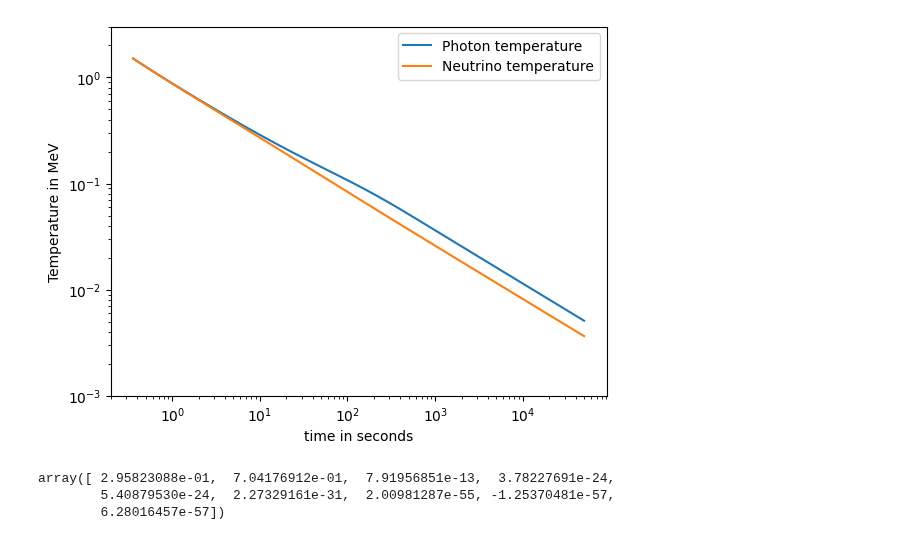
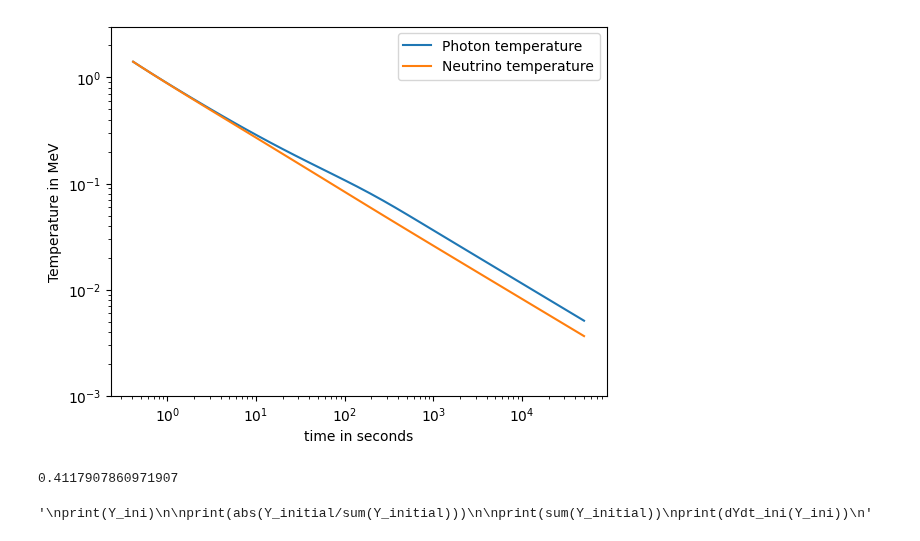
Before and after one commit to hansbdein/Speciale, a Jupyter notebook: only_pna_net.ipynb, the cells around one changed output. Cells and saved outputs as stored; diff of their text form; code cells hidden in the pictures.

```diff
--- a/only_pna_net.ipynb
+++ b/only_pna_net.ipynb
@@ -46,7 +46,7 @@ gcm3=232012         #conversion factor for g/cm^3
 meter=5.068e12      #conversion factor for m
 cm=5.068e10         #conversion factor for cm
 barn=389.4          #conversion factor for barn
-T_ini=1.5             #initial temperature in MeV
+T_ini=1.4           #initial temperature in MeV
 e_mass=0.51099895   #electron mass in MeV
 z_ini=e_mass/T_ini
 
@@ -182,33 +182,37 @@ sol = integrate.solve_ivp(dbackground, t_range, [T_ini,h_ini,1],method='Radau')#
 
 plt.figure()
 # Plot the Temperature
 plt.plot(sol.t/timeunit, sol.y[0], label='Photon temperature')
 
 # Test with completely radiation dominated universe
 t_space=sol.t
 T_approx=np.sqrt(1.226*10**21/t_space)
 #T_approx=1/np.sqrt(t_space/timeunit)/10.4*TMeV2T9
 plt.plot(t_space/timeunit, T_ini/sol.y[2], label='Neutrino temperature')
 
 
 #plot the scale factor
 #plt.plot(sol.t/timeunit, sol.y[2]/1e3, label='scale factor')
 
 #fix the axis
 plt.xlabel('time in seconds')
 plt.ylabel('Temperature in MeV')
 
 plt.xscale('log')
 plt.yscale('log')
 
 # plt.xlim((0.1, 2e5))
 plt.ylim((1e-3,3))
 
 plt.legend()
 plt.show()
 
 #plt.figure
 # %% [output]
-[figure, old version]
+[figure, new version]
+# %%
+t_ini/timeunit
+# %% [output]
+0.4117907860971907
 # %%
 import bbn_test_integrate as bbn_n
@@ -255,7 +259,7 @@ Y_ini[0] = Xn_ini        #Set initial neutron mass fraction
 Y_ini[1] = 1 - Xn_ini    #Set initial proton mass fraction
 Y_ini[2] = Y_ini[0]*Y_ini[1]/G_np(T_ini,1)          #Set initial deuterium mass fraction
 Y_ini[3] = Y_ini[2]**2/Y_ini[1]/G_tp(T_ini)
-Y_ini[4] = Y_ini[2]**2/Y_ini[0]/G_tp_nHe3(T_ini)
+Y_ini[4] = Y_ini[2]**2/Y_ini[0]/G_nHe3(T_ini)
 Y_ini[5] = Y_ini[2]*Y_ini[3]/Y_ini[0]/G_nHe4(T_ini)
 
 #compile rhs
@@ -263,18 +267,24 @@ bbn_n.rhs(t_ini/timeunit, Y_ini,eta_ini*n_gamma_ini*1*gcm3, T_ini*TMeV2T9*1e9)
 
 dYdt_ini=lambda Y : bbn_n.rhs(t_ini/timeunit, Y ,eta_ini*n_gamma_ini*m_p*gcm3, T_ini*TMeV2T9*1e9)
 
-#Find initial conditions
+#Find initial conditions from rhs
 Y_initial=opt.fsolve(dYdt_ini, x0=Y_ini)
 
-
+#use these initial conditions. Currently won't converge
+#Y_ini=abs(Y_initial/sum(Y_initial))
 
 #rhs(t, Y, rho, T):
+
+'''
+print(Y_ini)
+
+print(abs(Y_initial/sum(Y_initial)))
+
+print(sum(Y_initial))
+print(dYdt_ini(Y_ini))
+'''
+# %% [output]
+'\nprint(Y_ini)\n\nprint(abs(Y_initial/sum(Y_initial)))\n\nprint(sum(Y_initial))\nprint(dYdt_ini(Y_ini))\n'
-# %%
-Y_initial/sum(Y_initial)
-# %% [output]
-array([ 2.95823088e-01,  7.04176912e-01,  7.91956851e-13,  3.78227691e-24,
-        5.40879530e-24,  2.27329161e-31,  2.00981287e-55, -1.25370481e-57,
-        6.28016457e-57])
 # %%
 #New Solving abundances
 
```
Also changed, not shown: parts of 4 cells of this notebook, 1 other file.
